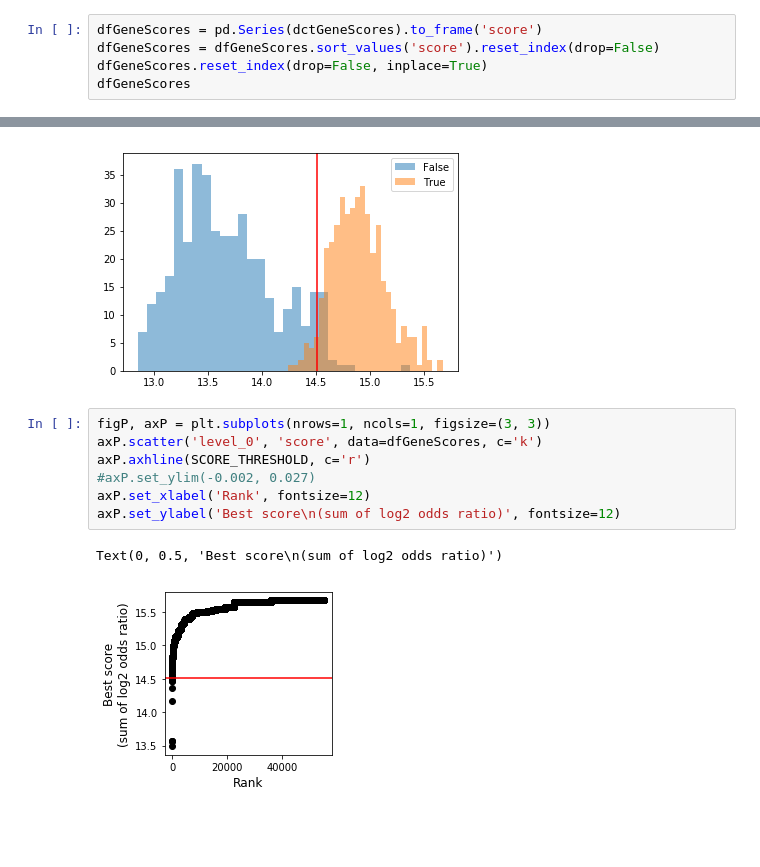
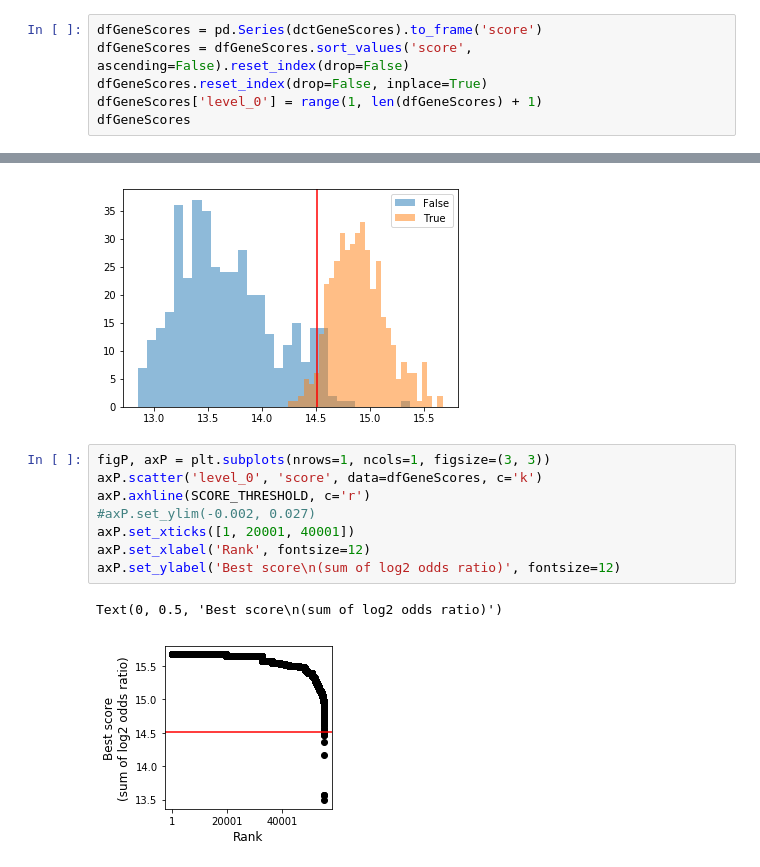
Before and after one commit to hyejun18/bioinfo1, a Jupyter notebook: notebooks/TermProj_Free_2_PSSM.ipynb, the cells around one changed output, grey strips where cells are left out. Cells and saved outputs as stored; diff of their text form; blank space fills up the shorter version.

Commit message:
Fix Motif Pred xticklabels

```diff
--- a/notebooks/TermProj_Free_2_PSSM.ipynb
+++ b/notebooks/TermProj_Free_2_PSSM.ipynb
@@ -313,8 +313,9 @@ for geneId in dctGeneScores:
         print(geneId, dctGeneScores[geneId])
 # %%
 dfGeneScores = pd.Series(dctGeneScores).to_frame('score')
-dfGeneScores = dfGeneScores.sort_values('score').reset_index(drop=False)
+dfGeneScores = dfGeneScores.sort_values('score', ascending=False).reset_index(drop=False)
 dfGeneScores.reset_index(drop=False, inplace=True)
+dfGeneScores['level_0'] = range(1, len(dfGeneScores) + 1)
 dfGeneScores
 # %% [output]
 |  | level_0 | index | score |
@@ -431,10 +432,11 @@ None
 # %%
 figP, axP = plt.subplots(nrows=1, ncols=1, figsize=(3, 3))
 axP.scatter('level_0', 'score', data=dfGeneScores, c='k')
 axP.axhline(SCORE_THRESHOLD, c='r')
 #axP.set_ylim(-0.002, 0.027)
+axP.set_xticks([1, 20001, 40001])
 axP.set_xlabel('Rank', fontsize=12)
 axP.set_ylabel('Best score\n(sum of log2 odds ratio)', fontsize=12)
 # %% [output]
 Text(0, 0.5, 'Best score\n(sum of log2 odds ratio)')
-[figure, old version]
+[figure, new version]
```
Also changed, not shown: parts of 1 cell of this notebook.
